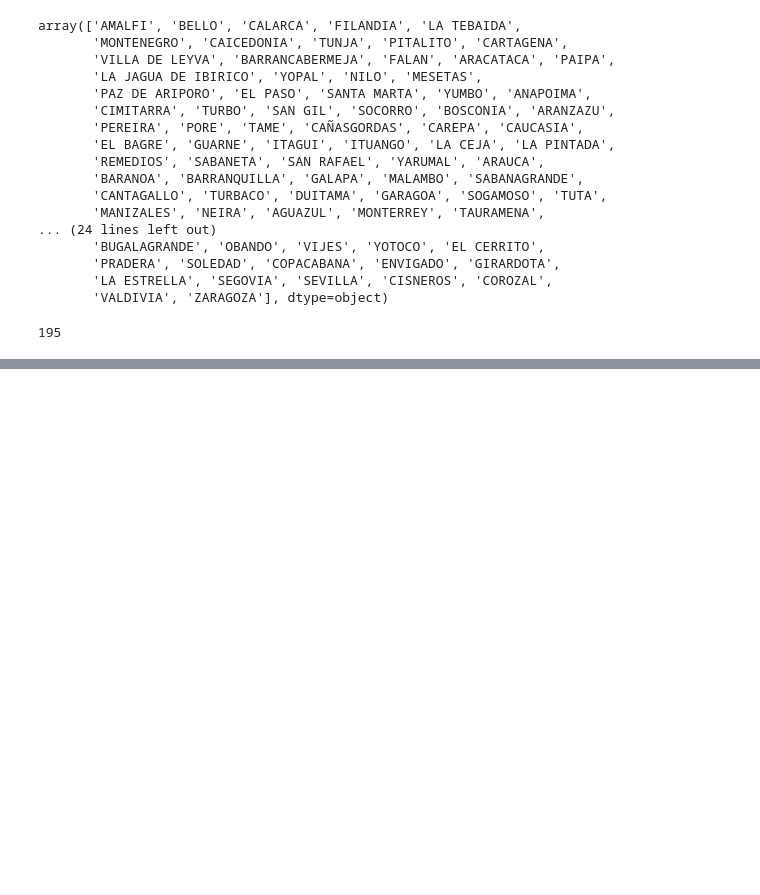
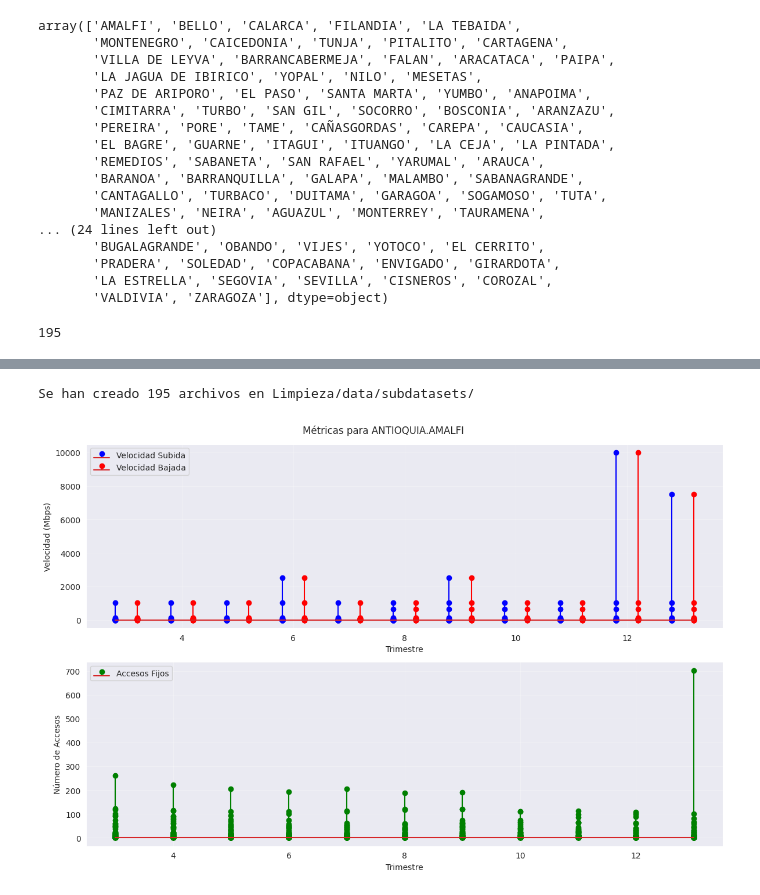
Before and after one commit to afelro97/InternetAccessColombia, a Jupyter notebook: InternetAccessColombia-DataCleaning/reivision_dataset_a_usar.ipynb, the cells around one changed output, grey strips where cells are left out. Drawn from its saved outputs; the diff is of its cells as text; code cells hidden in the pictures; blank space fills up the shorter version.

Commit message:
Se sacaron datsets individual para cada municipio
Con el fin de hacer un análisis

```diff
--- a/InternetAccessColombia-DataCleaning/reivision_dataset_a_usar.ipynb
+++ b/InternetAccessColombia-DataCleaning/reivision_dataset_a_usar.ipynb
@@ -43,0 +92,75 @@ n_municipios
+# %%
+# Para cada ubicación, crear y guardar su subdataset
+for ubicacion in ubicaciones:
+    # Filtrar el dataframe para esta ubicación
+    df_ubicacion = df_final[df_final['UBICACION'] == ubicacion]
+
+    # Seleccionar solo las columnas necesarias
+    df_ubicacion = df_ubicacion[[
+        'TRIMESTRE',
+        'VELOCIDAD BAJADA',
+        'VELOCIDAD SUBIDA',
+        'No. ACCESOS FIJOS A INTERNET'
+    ]]
+
+    # Crear nombre de archivo (reemplazando caracteres problemáticos)
+    nombre_archivo = ubicacion.replace('/', '_').replace('\\', '_')
+    ruta_archivo = f'Limpieza/data/subdatasets/{nombre_archivo}.csv'
+
+    # Guardar el archivo
+    df_ubicacion.to_csv(ruta_archivo, index=False)
+
+print(f"Se han creado {len(ubicaciones)} archivos en Limpieza/data/subdatasets/")
+# %% [output]
+Se han creado 195 archivos en Limpieza/data/subdatasets/
+# %%
+# Leer un dataset específico de la carpeta de subdatasets
+nombre_municipio = 'ANTIOQUIA.AMALFI'  # Ejemplo, cámbialo por el que quieras ver
+ruta_archivo = f'Limpieza/data/subdatasets/{nombre_municipio}.csv'
+df_municipio = pd.read_csv(ruta_archivo)
+# %%
+
+# Crear figura y ejes
+fig, (ax1, ax2) = plt.subplots(2, 1, figsize=(12, 8))
+
+# Agregar un pequeño offset para separar las velocidades
+offset = 0.2
+
+# Graficar velocidades en el primer eje
+markerline1, stemlines1, baseline1 = ax1.stem(df_municipio['TRIMESTRE'] - offset,
+                                              df_municipio['VELOCIDAD SUBIDA'],
+                                              label='Velocidad Subida',
+                                              linefmt='b-',
+                                              markerfmt='bo')
+markerline2, stemlines2, baseline2 = ax1.stem(df_municipio['TRIMESTRE'] + offset,
+                                              df_municipio['VELOCIDAD BAJADA'],
+                                              label='Velocidad Bajada',
+                                              linefmt='r-',
+                                              markerfmt='ro')
+
+# Graficar accesos en el segundo eje
+markerline3, stemlines3, baseline3 = ax2.stem(df_municipio['TRIMESTRE'],
+                                              df_municipio['No. ACCESOS FIJOS A INTERNET'],
+                                              label='Accesos Fijos',
+                                              linefmt='g-',
+                                              markerfmt='go')
+
+# Configurar etiquetas y título
+ax1.set_xlabel('Trimestre')
+ax1.set_ylabel('Velocidad (Mbps)')
+ax2.set_xlabel('Trimestre')
+ax2.set_ylabel('Número de Accesos')
+fig.suptitle(f'Métricas para {nombre_municipio}')
+
+# Agregar leyendas
+ax1.legend(loc='upper left')
+ax2.legend(loc='upper left')
+
+# Ajustar diseño y estilo
+plt.style.use('dark_background')
+ax1.grid(True, alpha=0.3)
+ax2.grid(True, alpha=0.3)
+plt.tight_layout()
+plt.show()
+# %% [output]
+[figure, added]
```
Also changed, not shown: parts of 8 cells of this notebook.
